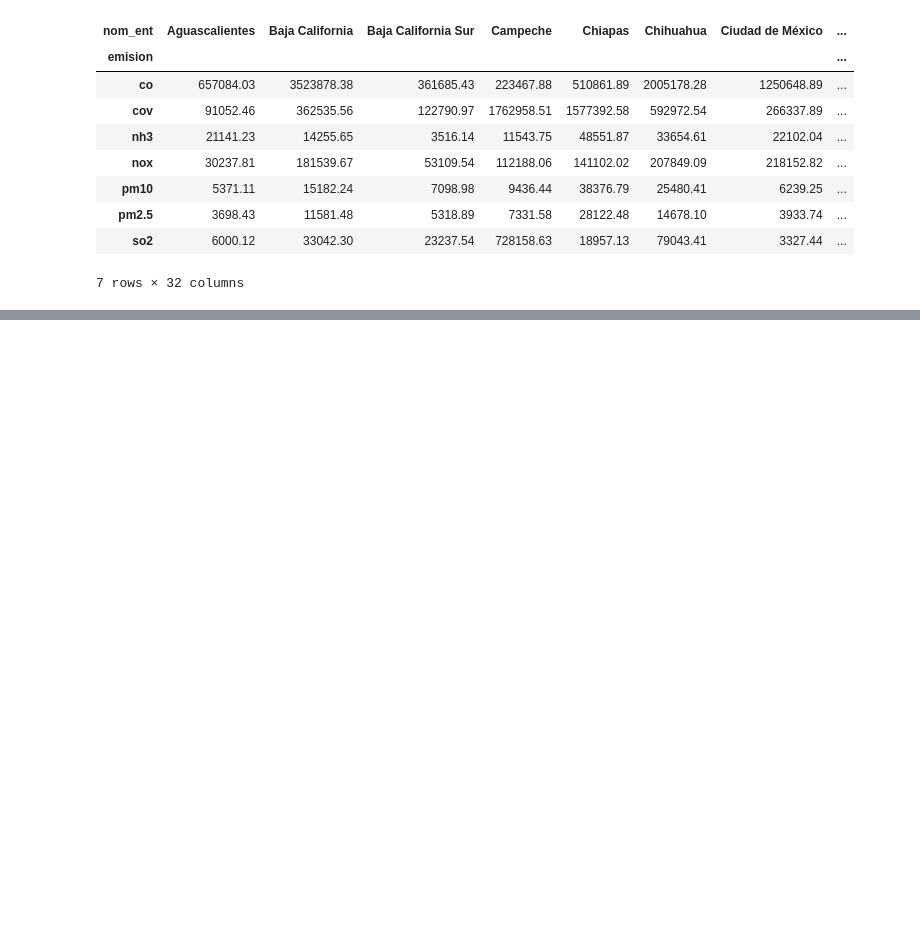
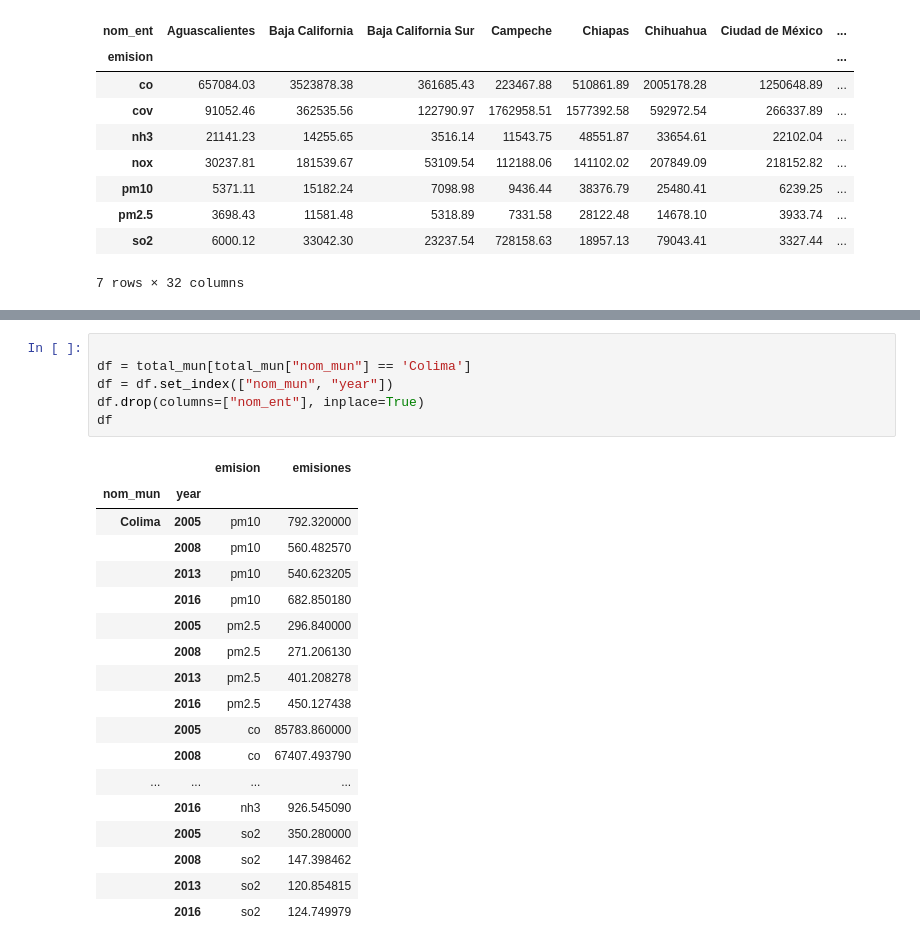
Before and after one commit to pcorner10/inventario_emisiones, a Jupyter notebook: INEM.ipynb, the cells around one changed output, grey strips where cells are left out. Cells and saved outputs as stored; diff of their text form; blank space fills up the shorter version.

```diff
--- a/INEM.ipynb
+++ b/INEM.ipynb
@@ -297,0 +387,25 @@ g.tick_params(axis='x', rotation=90)
+# %%
+
+df = total_mun[total_mun["nom_mun"] == 'Colima']
+df = df.set_index(["nom_mun", "year"])
+df.drop(columns=["nom_ent"], inplace=True)
+df
+# %% [output]
+|  |  | emision | emisiones |
+| nom_mun | year |  |  |
+| Colima | 2005 | pm10 | 792.320000 |
+|  | 2008 | pm10 | 560.482570 |
+|  | 2013 | pm10 | 540.623205 |
+|  | 2016 | pm10 | 682.850180 |
+|  | 2005 | pm2.5 | 296.840000 |
+|  | 2008 | pm2.5 | 271.206130 |
+|  | 2013 | pm2.5 | 401.208278 |
+|  | 2016 | pm2.5 | 450.127438 |
+|  | 2005 | co | 85783.860000 |
+|  | 2008 | co | 67407.493790 |
+| ... | ... | ... | ... |
+|  | 2016 | nh3 | 926.545090 |
+|  | 2005 | so2 | 350.280000 |
+|  | 2008 | so2 | 147.398462 |
+|  | 2013 | so2 | 120.854815 |
+|  | 2016 | so2 | 124.749979 |
```
Also changed, not shown: parts of 15 cells of this notebook.
